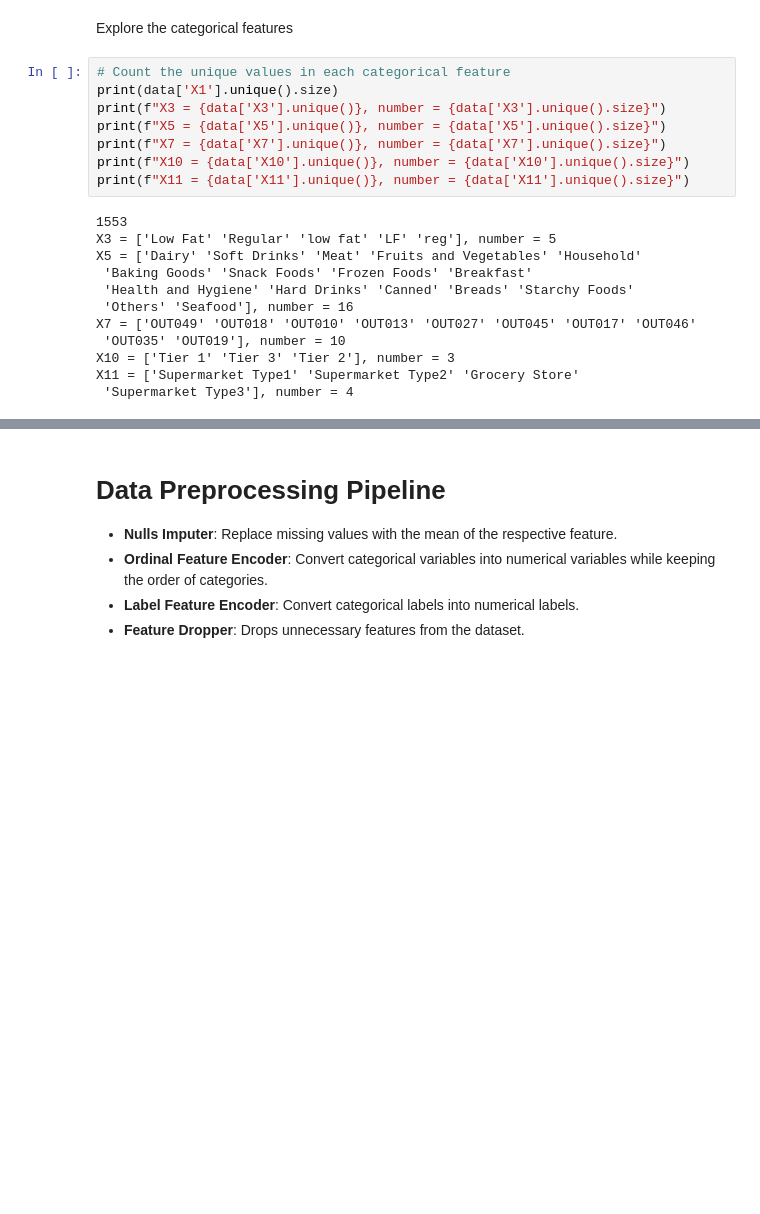
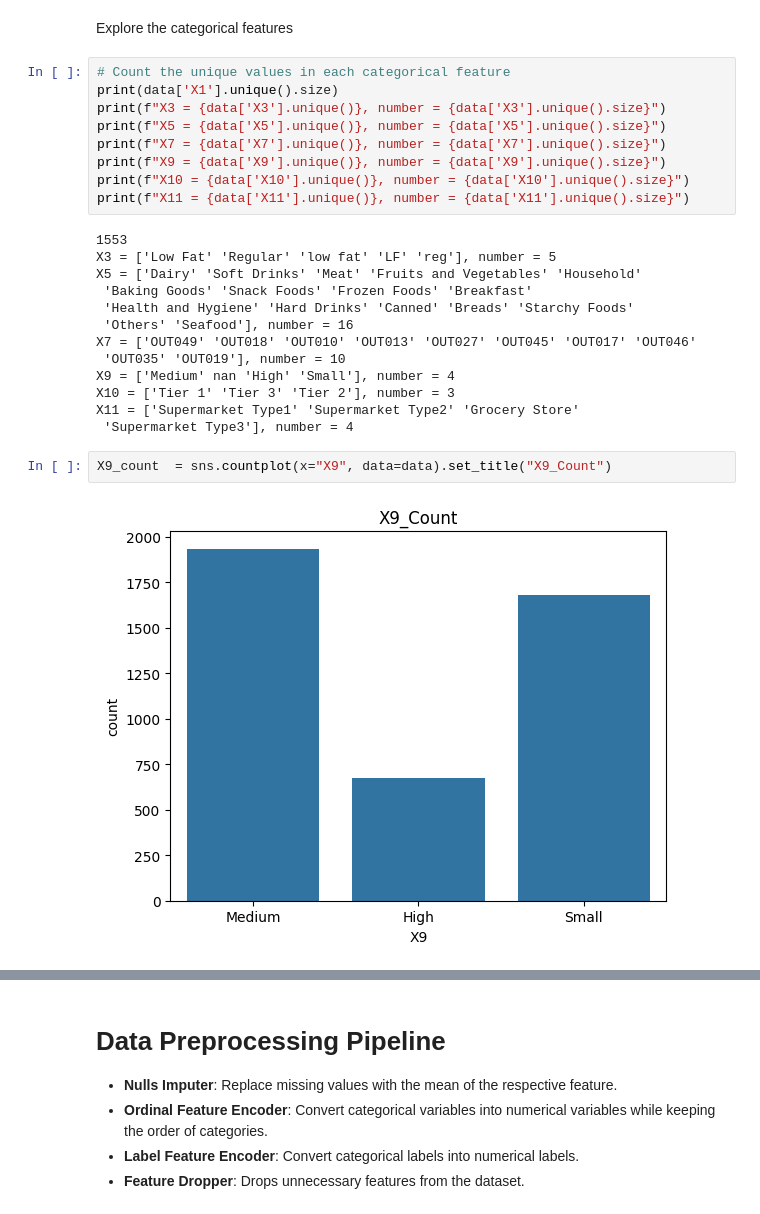
Before and after one commit to reda1609/AI-Talents-League, a Jupyter notebook: Round 1/main.ipynb, the cells around one changed output, grey strips where cells are left out. Cells and saved outputs as stored; diff of their text form; blank space fills up the shorter version.

```diff
--- a/Round 1/main.ipynb
+++ b/Round 1/main.ipynb
@@ -84,6 +84,7 @@ print(data['X1'].unique().size)
 print(f"X3 = {data['X3'].unique()}, number = {data['X3'].unique().size}")
 print(f"X5 = {data['X5'].unique()}, number = {data['X5'].unique().size}")
 print(f"X7 = {data['X7'].unique()}, number = {data['X7'].unique().size}")
+print(f"X9 = {data['X9'].unique()}, number = {data['X9'].unique().size}")
 print(f"X10 = {data['X10'].unique()}, number = {data['X10'].unique().size}")
 print(f"X11 = {data['X11'].unique()}, number = {data['X11'].unique().size}")
 # %% [output]
@@ -95,6 +96,11 @@ X5 = ['Dairy' 'Soft Drinks' 'Meat' 'Fruits and Vegetables' 'Household'
  'Others' 'Seafood'], number = 16
 X7 = ['OUT049' 'OUT018' 'OUT010' 'OUT013' 'OUT027' 'OUT045' 'OUT017' 'OUT046'
  'OUT035' 'OUT019'], number = 10
+X9 = ['Medium' nan 'High' 'Small'], number = 4
 X10 = ['Tier 1' 'Tier 3' 'Tier 2'], number = 3
 X11 = ['Supermarket Type1' 'Supermarket Type2' 'Grocery Store'
  'Supermarket Type3'], number = 4
+# %%
+X9_count  = sns.countplot(x="X9", data=data).set_title("X9_Count")
+# %% [output]
+[figure, added]
```
Also changed, not shown: parts of 11 cells of this notebook, 1 other file.
